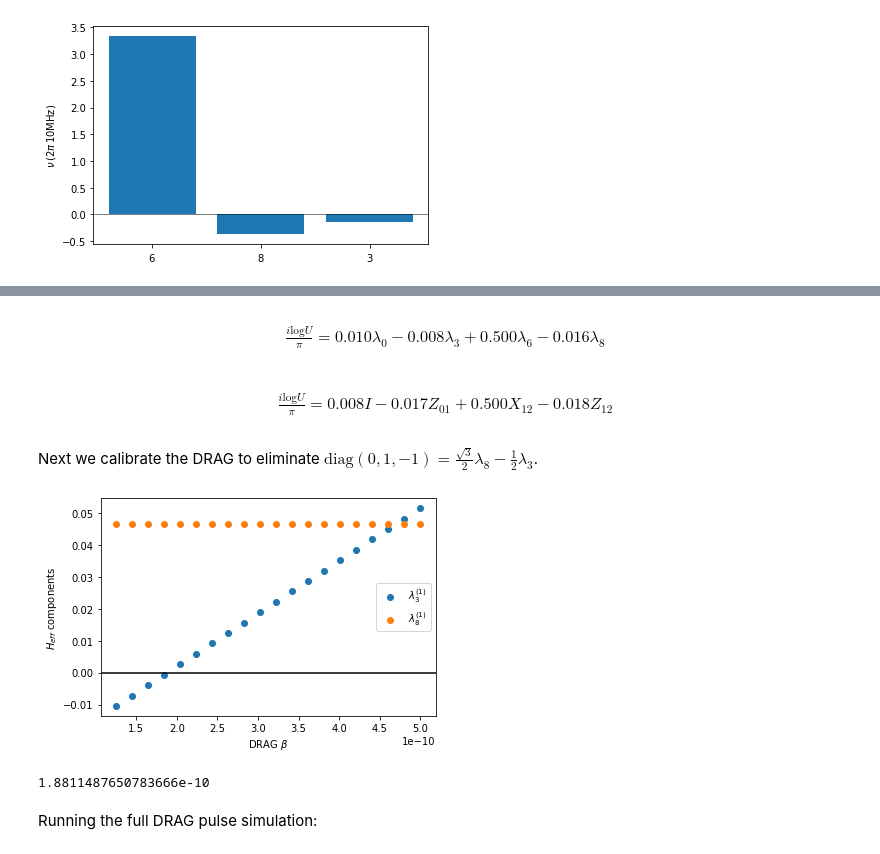
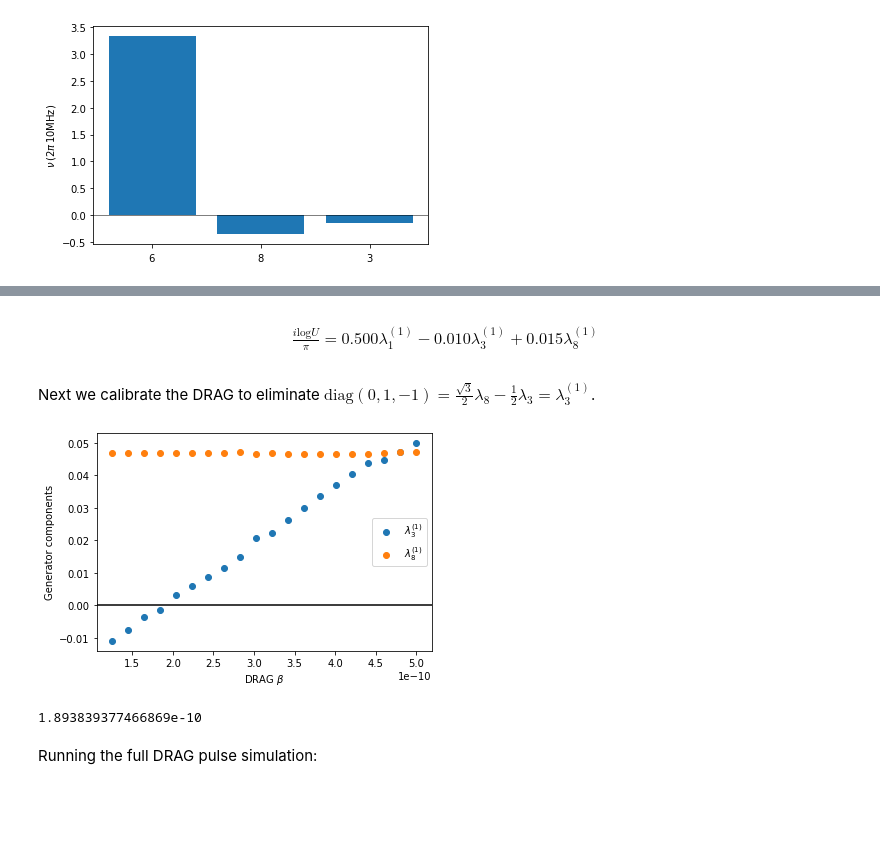
Before and after one commit to UTokyo-ICEPP/qudit-sim, a Jupyter notebook: examples/pi_pulse.ipynb, the cells around one changed output, grey strips where cells are left out. Saved outputs shown, nothing was run; the diff lists cells and outputs as text; code cells hidden in the pictures; blank space fills up the shorter version.

```diff
--- a/examples/pi_pulse.ipynb
+++ b/examples/pi_pulse.ipynb
@@ -254,3 +248,29 @@ components_list = np.array(qudit_sim.apps.gates.gate_components(sim_results, com
+# %%
+duration_12 = unit_time * 160
+sigma_12 = unit_time * 40
+
+hgen.clear_drive()
+
+# approximate the Gaussian with a triangle -> area = amp * duration / 2.
+rough_amp_estimate = np.pi / 2. / (heff_test_12[6] / test_amplitude * duration_12 / 2.)
+
+amplitudes = rough_amp_estimate * np.linspace(0.8, 1.2, 10)
+
+heffs = qudit_sim.apps.find_heff(hgen, qudit='q0', frequency=drive_frequency_12, amplitude=amplitudes,
+                                 cycles=200, optimizer_args=0.001, convergence=1.e-6, comp_dim=3)
+# %%
+pulses = list(qudit_sim.pulse.Gaussian(duration=duration_12, amp=amp, sigma=sigma_12) for amp in amplitudes)
+
+hgens = hgen.make_scan('amplitude', pulses, qudit_id='q0', frequency=drive_frequency_12)
+
+tlist = {'points_per_cycle': 10, 'duration': duration_12}
+
+sim_results = qudit_sim.pulse_sim(hgens, tlist=tlist, final_only=True)
+targets = list(heff * (duration_12 / 2.) for heff in heffs)
+
+args = list(zip(sim_results, targets))
+components_list = parallel_map(qudit_sim.apps.gates.gate_components, args, thread_based=True)
+components_list = np.array(components_list)
 # %%
 for i in [6, 8, 3]:
     plt.scatter(amplitudes, components_list[:, i], label=fr'$\lambda_{i}$')
@@ -270,19 +290,22 @@ best_amplitude_12
 # %%
 hgen.clear_drive()
+
+heff_best_amplitude_12 = qudit_sim.apps.find_heff(hgen, qudit='q0', frequency=drive_frequency_12,
+                                                  amplitude=best_amplitude_12,
+                                                  cycles=200, optimizer_args=0.001, convergence=1.e-6, comp_dim=3)
+
 pulse = qudit_sim.pulse.Gaussian(duration=duration_12, amp=best_amplitude_12, sigma=sigma_12)
 hgen.add_drive('q0', frequency=drive_frequency_12, amplitude=pulse)
+
 sim_result = qudit_sim.pulse_sim(hgen, tlist=tlist, final_only=True)
-best_12_gaus_components = qudit_sim.apps.gates.gate_components(sim_result, comp_dim=3)
+
+best_12_gaus_components = qudit_sim.apps.gates.gate_components(sim_result, heff_best_amplitude_12 * (duration_12 / 2.))
 # %%
-qudit_sim.visualization.print_components(best_12_gaus_components, scale='pi')
+qudit_sim.visualization.print_components(best_12_gaus_components, scale='pi', basis='pauli1')
 # %% [output]
-\begin{split} \frac{i \mathrm{log} U}{\pi} = 0.010{\lambda_{0}} - 0.008{\lambda_{3}} + 0.500{\lambda_{6}} - 0.016{\lambda_{8}} \end{split}
+\begin{split} \frac{i \mathrm{log} U}{\pi} = 0.500{\lambda^{(1)}_{1}} - 0.010{\lambda^{(1)}_{3}} + 0.015{\lambda^{(1)}_{8}} \end{split}
-# %%
-qudit_sim.visualization.print_components(best_12_gaus_components, scale='pi', basis='qudit')
-# %% [output]
-\begin{split} \frac{i \mathrm{log} U}{\pi} = 0.008{I} - 0.017{Z_{01}} + 0.500{X_{12}} - 0.018{Z_{12}} \end{split}
 # %% [markdown]
-Next we calibrate the DRAG to eliminate $\mathrm{diag}(0, 1, -1) = \frac{\sqrt{3}}{2} \lambda_8 - \frac{1}{2} \lambda_3$.
+Next we calibrate the DRAG to eliminate $\mathrm{diag}(0, 1, -1) = \frac{\sqrt{3}}{2} \lambda_8 - \frac{1}{2} \lambda_3 = \lambda_{3}^{(1)}$.
 # %%
 hgen.clear_drive()
 
@@ -294,24 +317,27 @@ hgens = hgen.make_scan('amplitude', pulses, qudit_id='q0', frequency=drive_frequ
 
 sim_results = qudit_sim.pulse_sim(hgens, tlist=tlist, final_only=True)
 
-components_list = np.array(qudit_sim.apps.gates.gate_components(sim_results, comp_dim=3))
+args = sim_results
+common_args = (heff_best_amplitude_12 * (duration_12 / 2.),)
+components_list = parallel_map(qudit_sim.apps.gates.gate_components, args, common_args=common_args, thread_based=True)
+components_list = np.array(components_list)
 components_list = qudit_sim.change_basis(components_list, to_basis='pauli1', num_qudits=1).real
 # %%
 for i in [3, 8]:
     plt.scatter(betas, components_list[:, i], label=fr'$\lambda^{{(1)}}_{i}$')
 plt.axhline(0., color='black')
 plt.xlabel(r'DRAG $\beta$')
-plt.ylabel('$H_{eff}$ components')
+plt.ylabel('Generator components')
 plt.legend();
 # %% [output]
-[figure, old version]
+[figure, new version]
 # %%
-popt, _ = sciopt.curve_fit(line, betas, components_list[:, 3], p0=(0., 0.))
+popt, _ = sciopt.curve_fit(line, betas[:10], components_list[:10, 3], p0=(0., 0.))
 
 best_beta_12 = (0. - popt[1]) / popt[0]
 best_beta_12
 # %% [output]
-1.8811487650783666e-10
+1.893839377466869e-10
 # %% [markdown]
 Running the full DRAG pulse simulation:
 # %%
```
Also changed, not shown: parts of 36 cells of this notebook.
